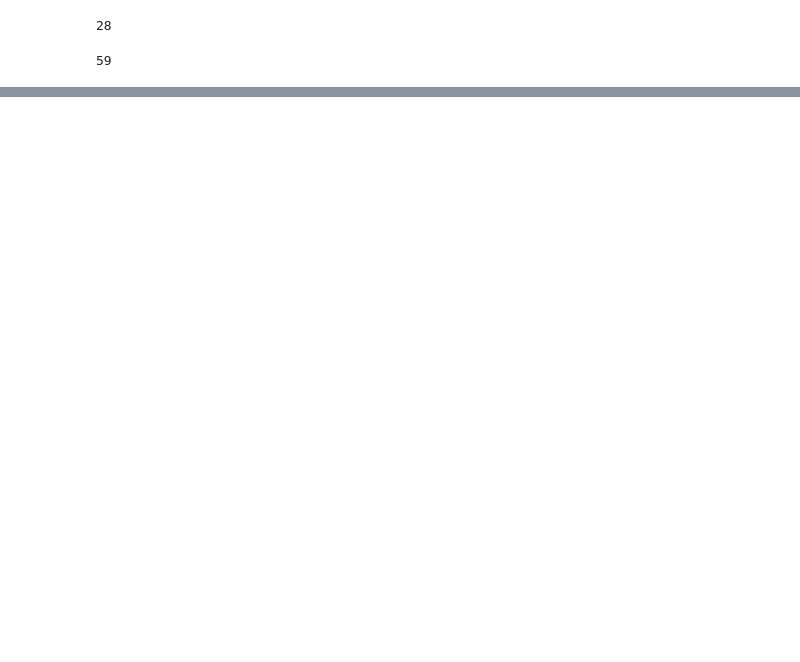
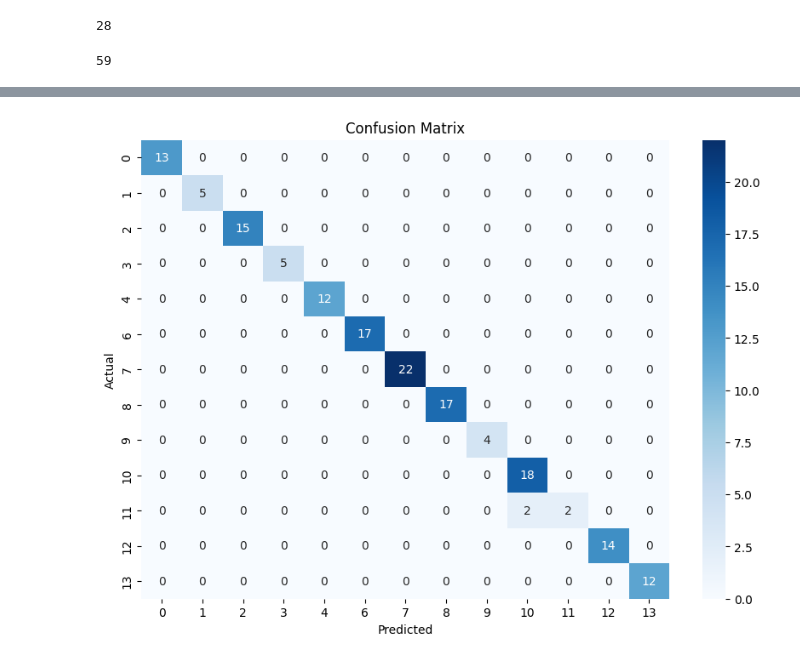
Before and after one commit to Diwash17/IPL-project-, a Jupyter notebook: IPLDataAnalysis.ipynb, the cells around one changed output, grey strips where cells are left out. Cells and saved outputs as stored; diff of their text form; code cells hidden in the pictures; blank space fills up the shorter version.

```diff
--- a/IPLDataAnalysis.ipynb
+++ b/IPLDataAnalysis.ipynb
@@ -772,0 +863,8 @@ y = df['winner']
+# %%
+le = LabelEncoder()
+categorical_cols = ['venue', 'team1', 'team2', 'toss_winner', 'toss_decision', 'home_team','neutral_venue','date','winner']
+
+for col in categorical_cols:
+    df[col] = le.fit_transform(df[col])
+
+print(df.head())
@@ -773,2 +887,6 @@ y = df['winner']
 # %%
-X_train,X_test,y_train,y_test =train_test_split(X,y,test_size=0.3,random_state=5)
+X = df.drop(columns=['home_team'])
+y = df['home_team']
+
+
+X_train, X_test, y_train, y_test = train_test_split(X, y, test_size=0.2, random_state=42)
@@ -778,0 +904,3 @@ for col in categorical_cols:
+# %%
+model = RandomForestClassifier(n_estimators=100, random_state=42)
+model.fit(X_train, y_train)
@@ -778,0 +909,2 @@ for col in categorical_cols:
+# %%
+y_pred = model.predict(X_test)
@@ -778,0 +944,12 @@ for col in categorical_cols:
+# %%
+conf_matrix = confusion_matrix(y_test, y_pred)
+
+# Plotting the confusion matrix
+plt.figure(figsize=(10, 7))
+sns.heatmap(conf_matrix, annot=True, fmt='d', cmap='Blues', xticklabels=np.unique(y_test), yticklabels=np.unique(y_test))
+plt.xlabel('Predicted')
+plt.ylabel('Actual')
+plt.title('Confusion Matrix')
+plt.show()
+# %% [output]
+[figure, added]
```
Also changed, not shown: parts of 65 cells of this notebook.
